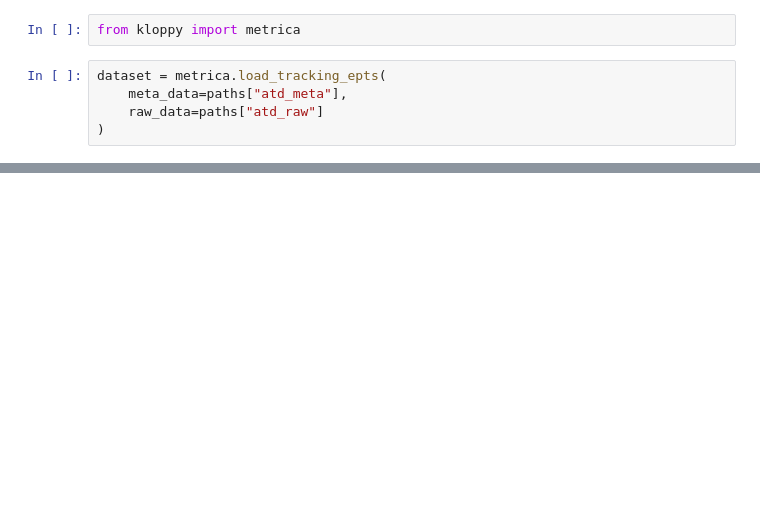
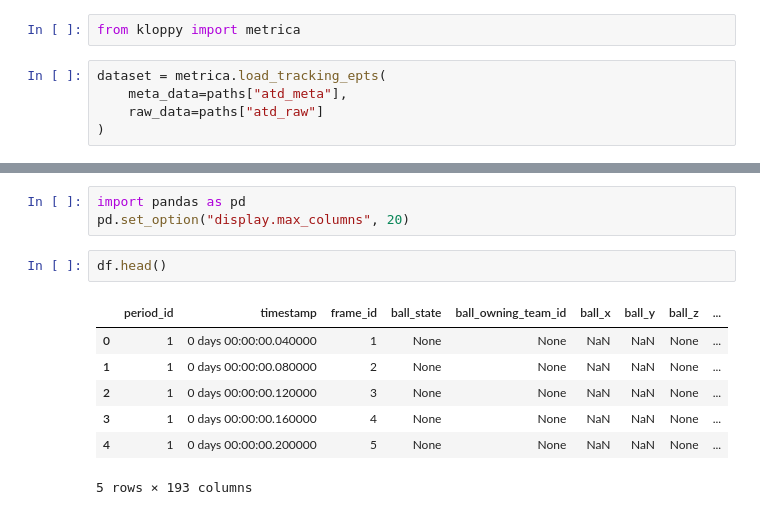
Before and after one commit to Abdelwhabmohammed/more-than-a-hack-2027, a Jupyter notebook: notebooks/01_data_exploration.ipynb, the cells around one changed output, grey strips where cells are left out. Cells and saved outputs as stored; diff of their text form; blank space fills up the shorter version.

```diff
--- a/notebooks/01_data_exploration.ipynb
+++ b/notebooks/01_data_exploration.ipynb
@@ -132,0 +315,13 @@ for name, member in inspect.getmembers(deserializer_class):
+# %%
+import pandas as pd
+pd.set_option("display.max_columns", 20)
+# %%
+df.head()
+# %% [output]
+|  | period_id | timestamp | frame_id | ball_state | ball_owning_team_id | ball_x | ball_y | ball_z | ... |
+| 0 | 1 | 0 days 00:00:00.040000 | 1 | None | None | NaN | NaN | None | ... |
+| 1 | 1 | 0 days 00:00:00.080000 | 2 | None | None | NaN | NaN | None | ... |
+| 2 | 1 | 0 days 00:00:00.120000 | 3 | None | None | NaN | NaN | None | ... |
+| 3 | 1 | 0 days 00:00:00.160000 | 4 | None | None | NaN | NaN | None | ... |
+| 4 | 1 | 0 days 00:00:00.200000 | 5 | None | None | NaN | NaN | None | ... |
+5 rows × 193 columns
```
Also changed, not shown: parts of 33 cells of this notebook, 11 other files.
